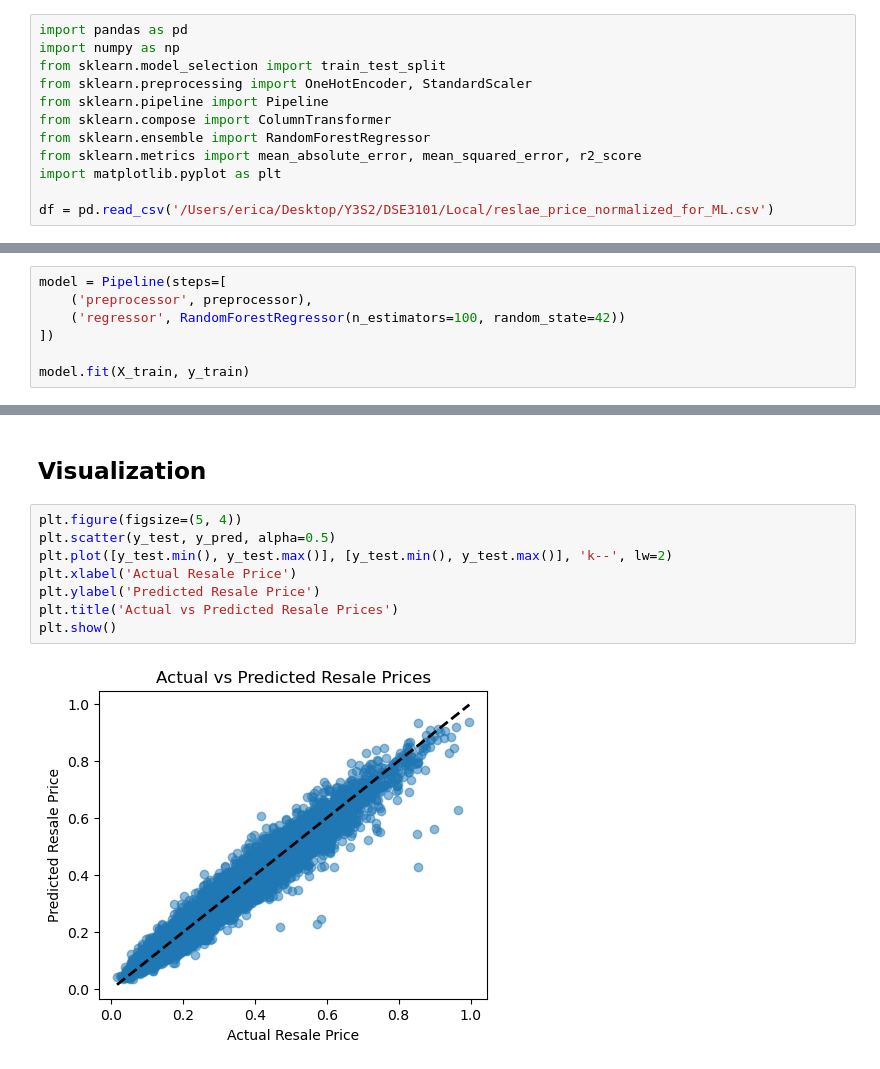
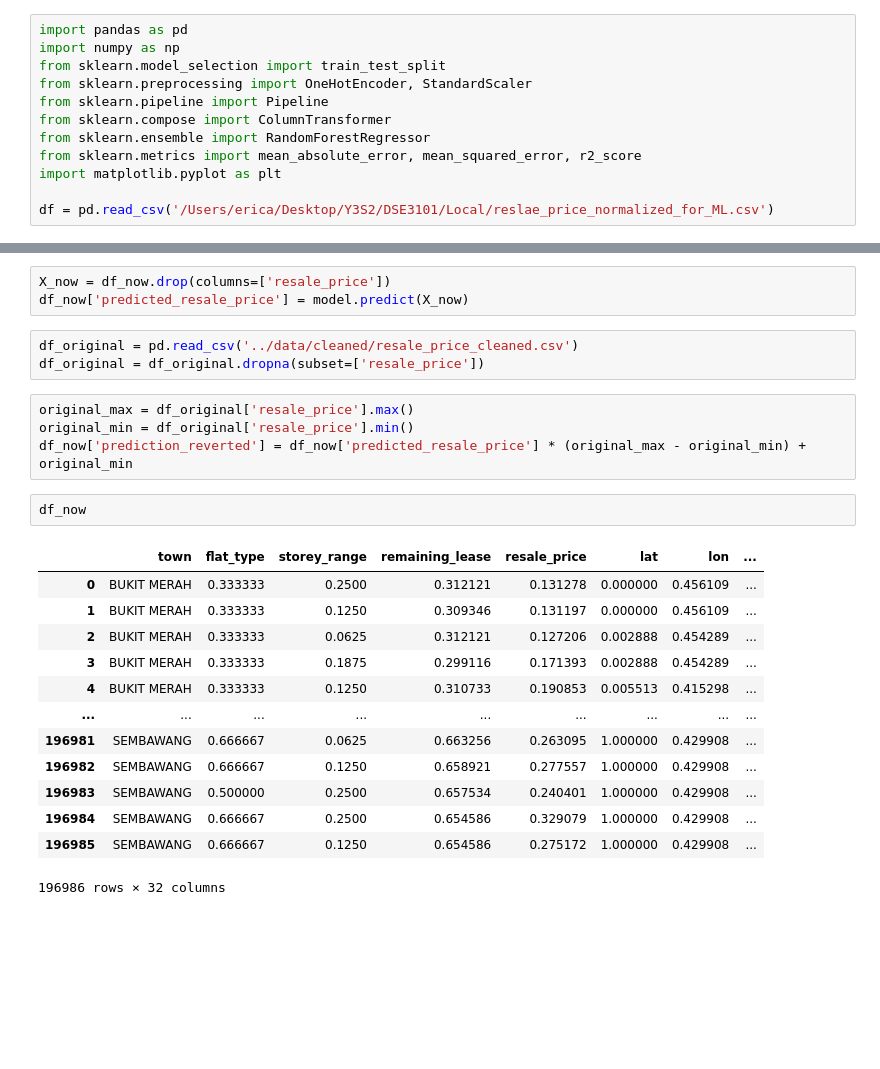
Before and after one commit to yuntsingg/DSE3101-HDB-Decode, a Jupyter notebook: code/ML_on_relevant_dataset.ipynb, the cells around one changed output, grey strips where cells are left out. Cells and saved outputs as stored; diff of their text form; blank space fills up the shorter version.

Commit message:
new column called prediction_reverted, give you 2024 price of resale HDB

```diff
--- a/code/ML_on_relevant_dataset.ipynb
+++ b/code/ML_on_relevant_dataset.ipynb
@@ -67,7 +90,0 @@ X_train, X_test, y_train, y_test = train_test_split(X, y, test_size=0.2, random_
-# %%
-model = Pipeline(steps=[
-    ('preprocessor', preprocessor),
-    ('regressor', RandomForestRegressor(n_estimators=100, random_state=42))
-])
-
-model.fit(X_train, y_train)
@@ -107,12 +91,26 @@ R² Score: 0.9678227413650742
-# %% [markdown]
-## Visualization
-# %%
-plt.figure(figsize=(5, 4))
-plt.scatter(y_test, y_pred, alpha=0.5)
-plt.plot([y_test.min(), y_test.max()], [y_test.min(), y_test.max()], 'k--', lw=2)
-plt.xlabel('Actual Resale Price')
-plt.ylabel('Predicted Resale Price')
-plt.title('Actual vs Predicted Resale Prices')
-plt.show()
-# %% [output]
-[figure, removed]
+# %%
+X_now = df_now.drop(columns=['resale_price'])
+df_now['predicted_resale_price'] = model.predict(X_now)
+# %%
+df_original = pd.read_csv('../data/cleaned/resale_price_cleaned.csv')
+df_original = df_original.dropna(subset=['resale_price'])
+# %%
+original_max = df_original['resale_price'].max()
+original_min = df_original['resale_price'].min()
+df_now['prediction_reverted'] = df_now['predicted_resale_price'] * (original_max - original_min) + original_min
+# %%
+df_now
+# %% [output]
+|  | town | flat_type | storey_range | remaining_lease | resale_price | lat | lon | ... |
+| 0 | BUKIT MERAH | 0.333333 | 0.2500 | 0.312121 | 0.131278 | 0.000000 | 0.456109 | ... |
+| 1 | BUKIT MERAH | 0.333333 | 0.1250 | 0.309346 | 0.131197 | 0.000000 | 0.456109 | ... |
+| 2 | BUKIT MERAH | 0.333333 | 0.0625 | 0.312121 | 0.127206 | 0.002888 | 0.454289 | ... |
+| 3 | BUKIT MERAH | 0.333333 | 0.1875 | 0.299116 | 0.171393 | 0.002888 | 0.454289 | ... |
+| 4 | BUKIT MERAH | 0.333333 | 0.1250 | 0.310733 | 0.190853 | 0.005513 | 0.415298 | ... |
+| ... | ... | ... | ... | ... | ... | ... | ... | ... |
+| 196981 | SEMBAWANG | 0.666667 | 0.0625 | 0.663256 | 0.263095 | 1.000000 | 0.429908 | ... |
+| 196982 | SEMBAWANG | 0.666667 | 0.1250 | 0.658921 | 0.277557 | 1.000000 | 0.429908 | ... |
+| 196983 | SEMBAWANG | 0.500000 | 0.2500 | 0.657534 | 0.240401 | 1.000000 | 0.429908 | ... |
+| 196984 | SEMBAWANG | 0.666667 | 0.2500 | 0.654586 | 0.329079 | 1.000000 | 0.429908 | ... |
+| 196985 | SEMBAWANG | 0.666667 | 0.1250 | 0.654586 | 0.275172 | 1.000000 | 0.429908 | ... |
+196986 rows × 32 columns
```
Also changed, not shown: parts of 14 cells of this notebook.
